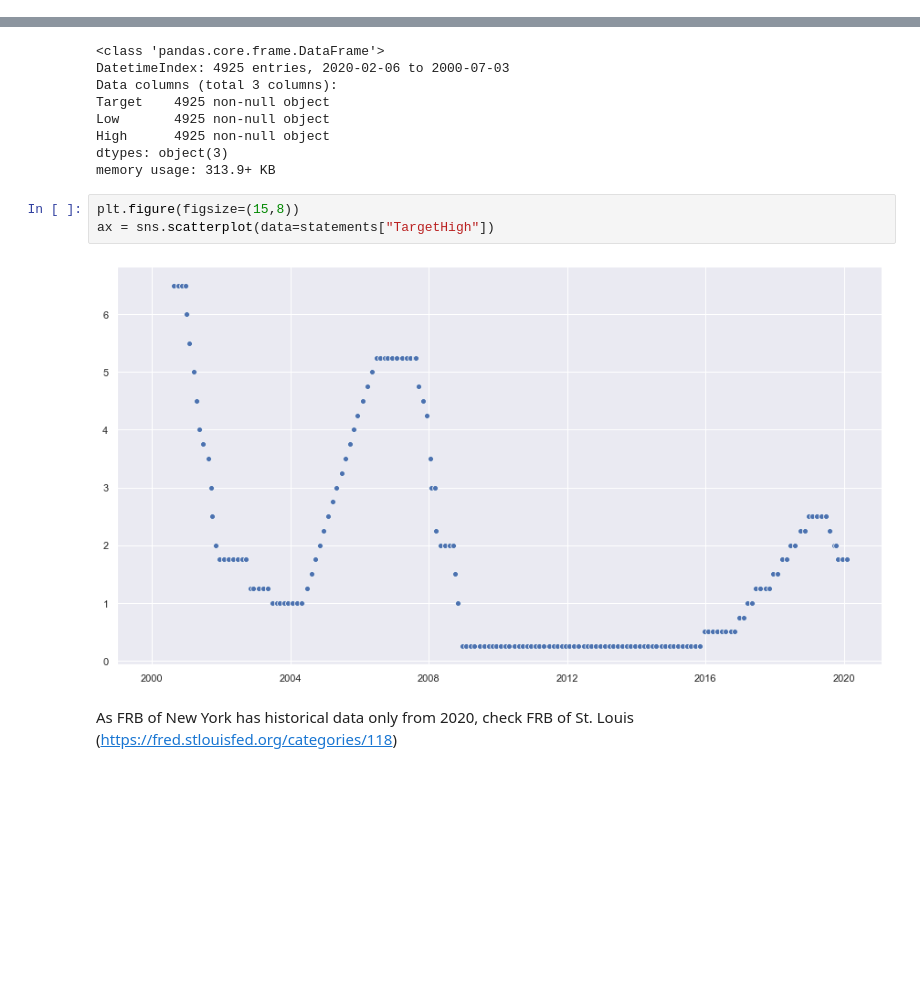
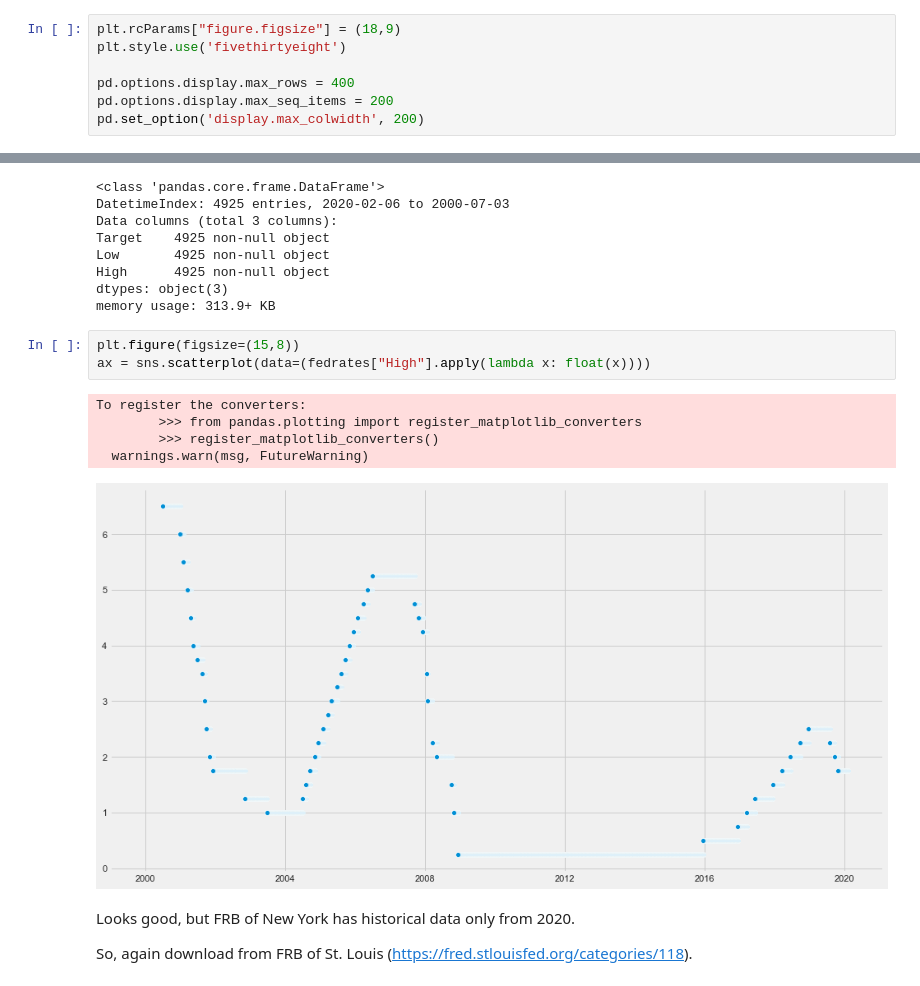
Before and after one commit to yukit-k/centralbank_analysis, a Jupyter notebook: src/FOMC_Analysis_Preprocess.ipynb, the cells around one changed output, grey strips where cells are left out. Cells and saved outputs as stored; diff of their text form; blank space fills up the shorter version.

Commit message:
feat: Add data clean up and split text

```diff
--- a/src/FOMC_Analysis_Preprocess.ipynb
+++ b/src/FOMC_Analysis_Preprocess.ipynb
@@ -15,3 +16,10 @@ import pickle
 
 import nltk
+# %%
+plt.rcParams["figure.figsize"] = (18,9)
+plt.style.use('fivethirtyeight')
+
+pd.options.display.max_rows = 400
+pd.options.display.max_seq_items = 200
+pd.set_option('display.max_colwidth', 200)
 # %% [markdown]
@@ -151,9 +228,15 @@ dtypes: object(3)
 memory usage: 313.9+ KB
 # %%
 plt.figure(figsize=(15,8))
-ax = sns.scatterplot(data=statements["TargetHigh"])
+ax = sns.scatterplot(data=(fedrates["High"].apply(lambda x: float(x))))
 # %% [output]
+To register the converters:
+        >>> from pandas.plotting import register_matplotlib_converters
+        >>> register_matplotlib_converters()
+  warnings.warn(msg, FutureWarning)
-[figure, old version]
+[figure, new version]
 # %% [markdown]
-As FRB of New York has historical data only from 2020, check FRB of St. Louis (https://fred.stlouisfed.org/categories/118)
+Looks good, but FRB of New York has historical data only from 2020.
+
+So, again download from FRB of St. Louis (https://fred.stlouisfed.org/categories/118).
 # %%
```
Also changed, not shown: parts of 56 cells of this notebook.
